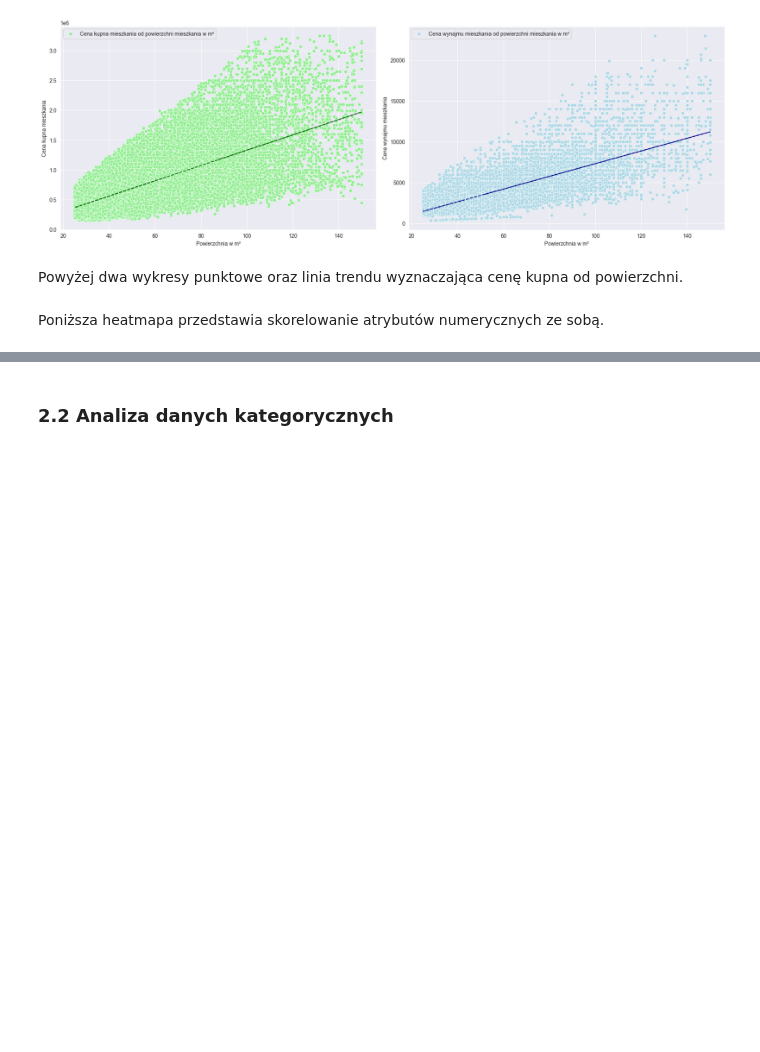
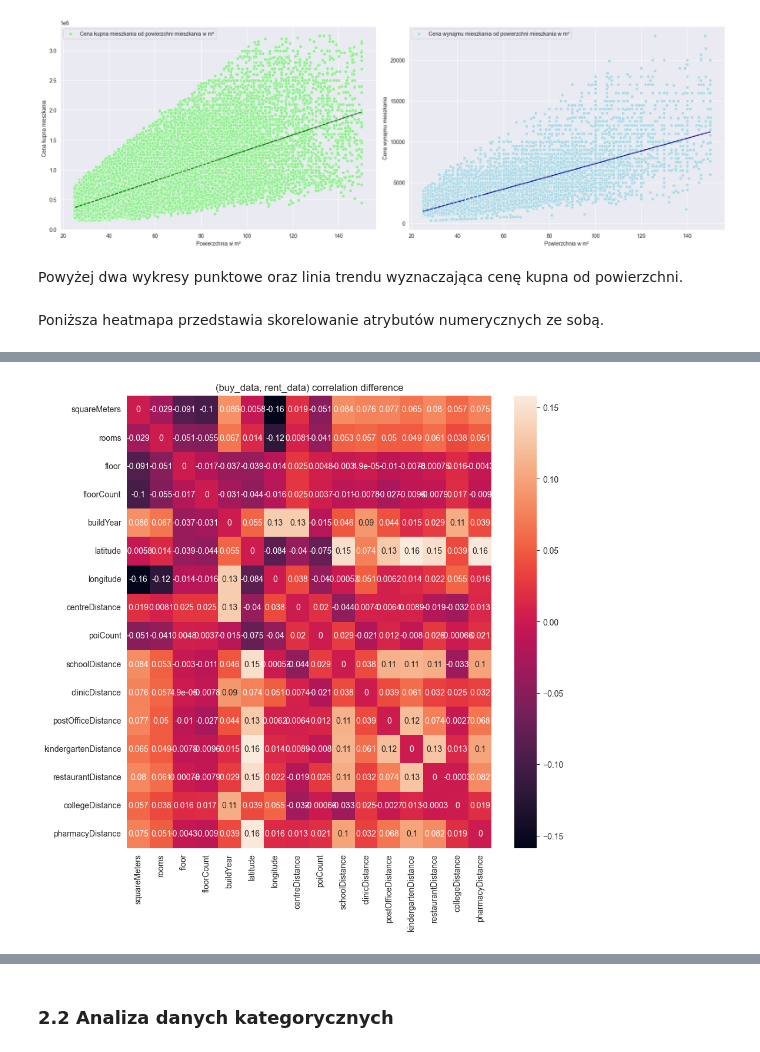
Before and after one commit to barpil/Analiza_danych_rynku_mieszkaniowego, a Jupyter notebook: ProjektPRiAD.ipynb, the cells around one changed output, grey strips where cells are left out. Saved outputs shown, nothing was run; the diff lists cells and outputs as text; code cells hidden in the pictures; blank space fills up the shorter version.

```diff
--- a/ProjektPRiAD.ipynb
+++ b/ProjektPRiAD.ipynb
@@ -324,0 +354,8 @@ plt.show()
+# %%
+plt.figure(figsize = (10,10))
+plt.title("(buy_data, rent_data) correlation difference")
+combo = buy_tmp.corr()-rent_tmp.corr()
+sns.heatmap(combo,annot = True)
+plt.show()
+# %% [output]
+[figure, added]
```
Also changed, not shown: parts of 12 cells of this notebook.
